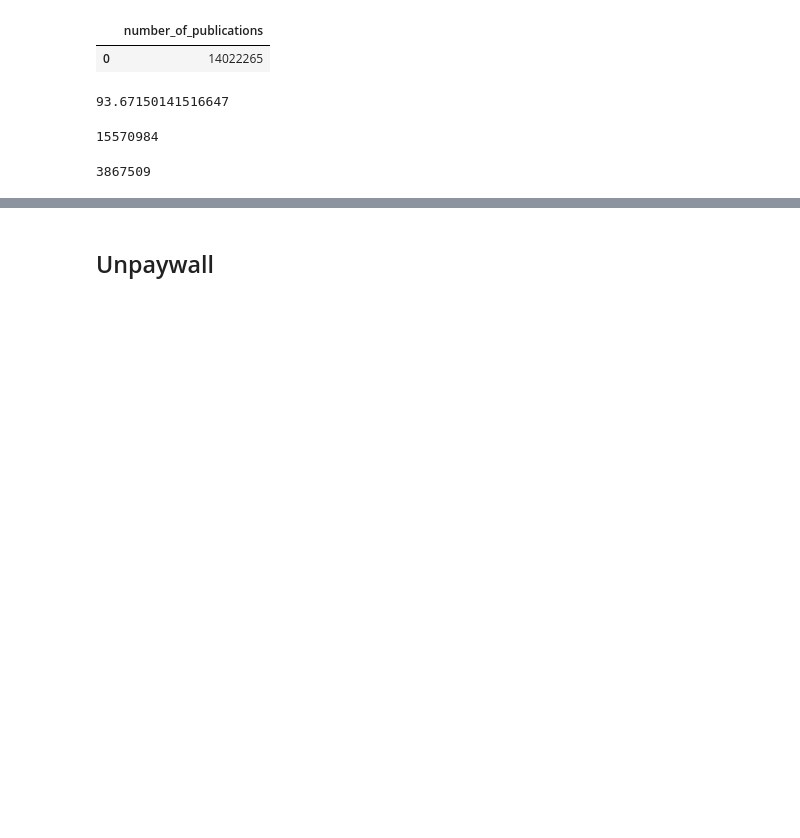
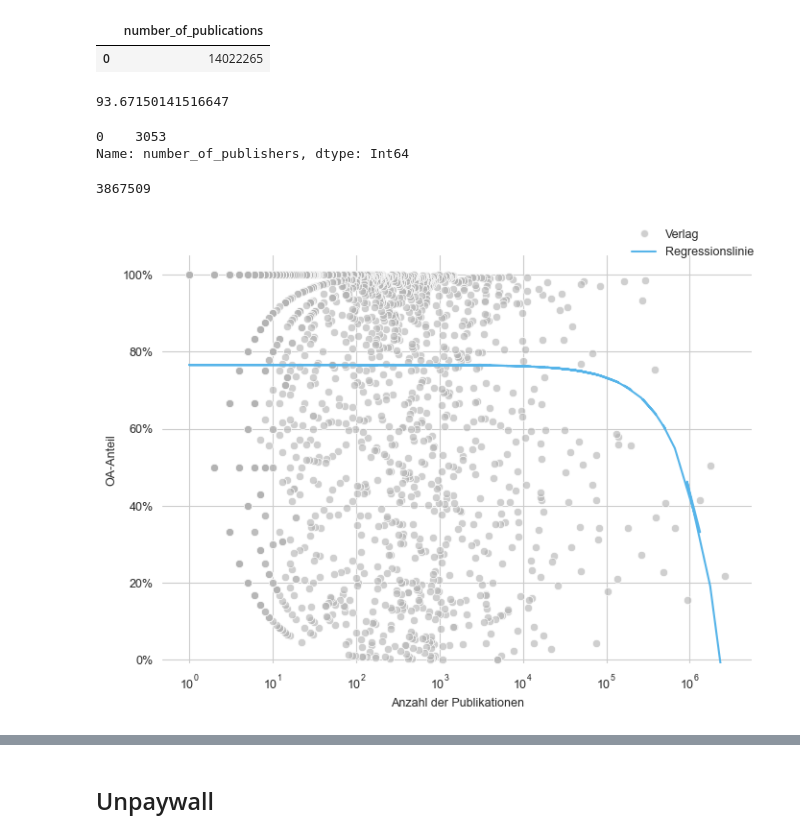
Before and after one commit to naustica/MA, a Jupyter notebook: Codebook.ipynb, the cells around one changed output, grey strips where cells are left out. Drawn from its saved outputs; the diff is of its cells as text; code cells hidden in the pictures; blank space fills up the shorter version.

```diff
--- a/Codebook.ipynb
+++ b/Codebook.ipynb
@@ -777,10 +782,22 @@ df_oa_doi_publisher = client.query(f"""
                                    GROUP BY publisher, s2ag.isopenaccess
                                    ORDER BY number_of_publications DESC
                                    """).to_dataframe()
-# %%
-df_oa_doi_publisher['number_of_publications'].sum()
-# %% [output]
-15570984
+# %%
+client.query(f"""
+              SELECT COUNT(DISTINCT(upw.publisher)) AS number_of_publishers
+              FROM (
+                     SELECT DISTINCT externalids.DOI as doi,
+                            EXTRACT (YEAR FROM publicationdate) AS year
+                     FROM {s2ag_papers}, UNNEST(publicationtypes) as type
+                     WHERE type = "JournalArticle" AND year >= 2008 AND year < 2021
+                     ) AS s2ag
+              INNER JOIN {upw_snapshot} AS upw
+              ON LOWER(s2ag.doi) = LOWER(upw.doi)
+              WHERE s2ag.year IS NOT NULL
+              """).to_dataframe()['number_of_publishers']
+# %% [output]
+0    3053
+Name: number_of_publishers, dtype: Int64
 # %%
 15896024 - 12028515
 # %% [output]
@@ -793,6 +810,43 @@ df_oa_doi_publisher = pd.merge(df_oa_doi_publisher, df_oa_doi_publisher_total, o
 # %%
 df_oa_doi_publisher['proportion'] = df_oa_doi_publisher['number_of_publications']/\
                                         df_oa_doi_publisher['number_of_total_publications']
+# %%
+df_publisher_scatter = df_oa_doi_publisher[df_oa_doi_publisher.isopenaccess==True].copy()
+
+x = df_publisher_scatter['number_of_total_publications'].tolist()
+y = df_publisher_scatter['proportion'].tolist()
+
+fig, ax = plt.subplots(figsize=(7,5))
+
+plt.box(False)
+
+sns.scatterplot(data=df_publisher_scatter,
+                x='number_of_total_publications',
+                y='proportion',
+                color='#b3b3b3a0')
+
+m, b = np.polyfit(x, y, 1)
+
+plt.plot(x, [m * i for i in x] + b, color='#56B4E9')
+
+ax.xaxis.set_major_formatter(mtick.FormatStrFormatter('%.0f'))
+ax.yaxis.set_major_formatter(mtick.PercentFormatter(1.0))
+plt.xscale('log')
+ax.set_ylim(-0.01, 1.05)
+plt.xlabel('Anzahl der Publikationen')
+plt.ylabel('OA-Anteil')
+
+publisher_patch = Line2D([], [], marker='o', markerfacecolor='#b3b3b3a0', color='white', label='Verlag')
+reg_line_patch = Line2D([0], [0], color='#56B4E9', label='Regressionslinie')
+
+lgd = fig.legend(handles=[publisher_patch, reg_line_patch],
+                 frameon=False, bbox_to_anchor=(1, 1.05))
+
+plt.tight_layout()
+plt.show()
+fig.savefig('media/publisher_distribution.png', format='png', bbox_inches='tight', dpi=500)
+# %% [output]
+[figure, added]
 # %%
 df_oa_doi_publisher_total.sort_values(by=['number_of_total_publications'], ascending=False).head(20)
 # %% [output]
```
Also changed, not shown: parts of 63 cells of this notebook, 9 other files.
